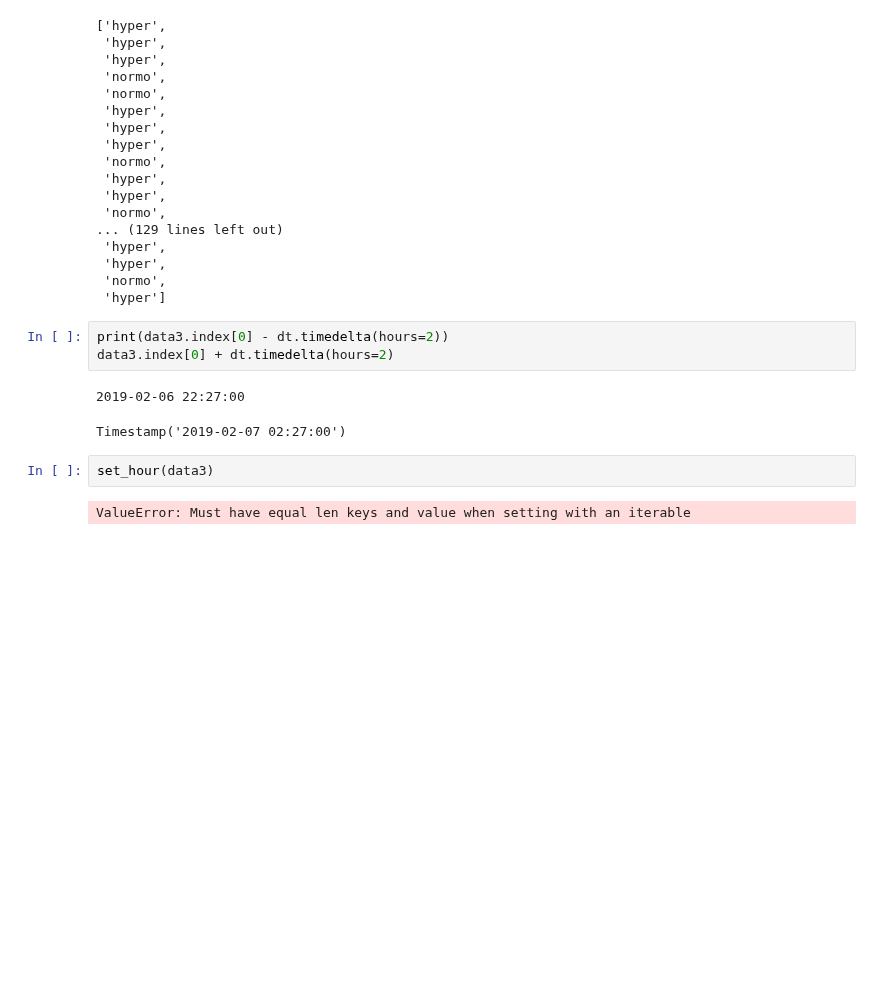
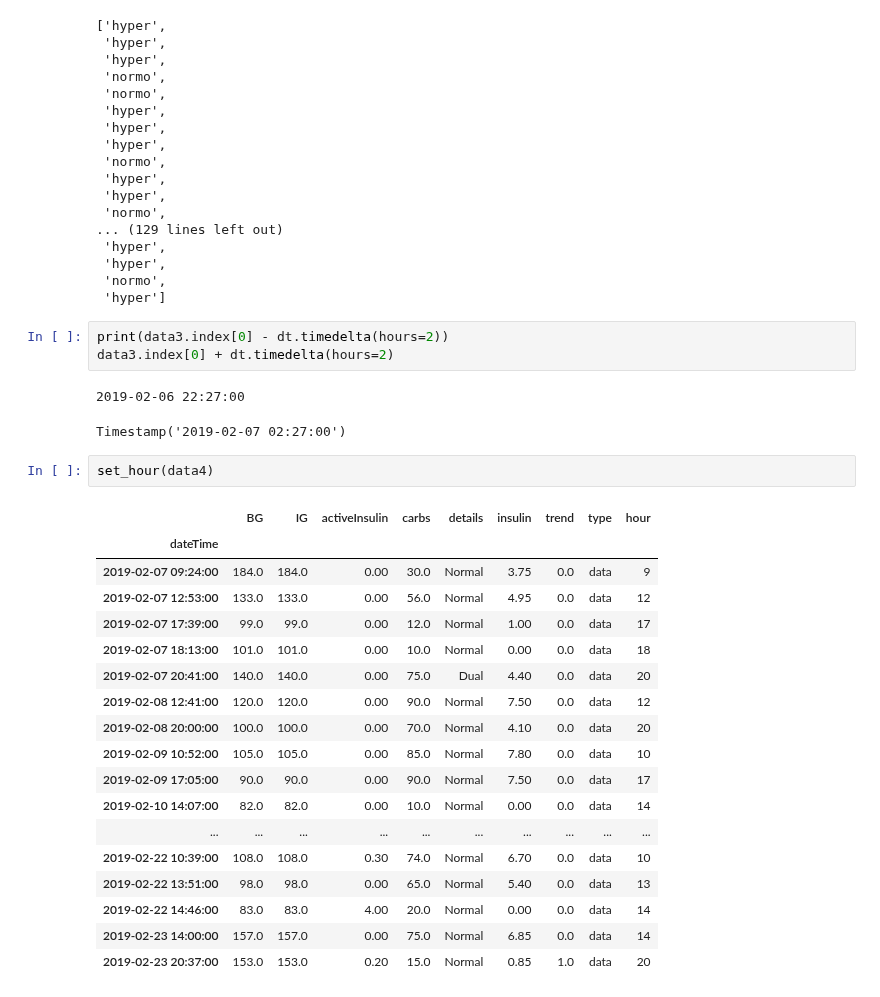
Before and after one commit to gmagannaDevelop/DiabManager, a Jupyter notebook: Parsing.ipynb, the cells around one changed output. Saved outputs shown, nothing was run; the diff lists cells and outputs as text; blank space fills up the shorter version.

```diff
--- a/Parsing.ipynb
+++ b/Parsing.ipynb
@@ -274,6 +294,23 @@ data3.index[0] + dt.timedelta(hours=2)
 2019-02-06 22:27:00
 Timestamp('2019-02-07 02:27:00')
 # %%
-set_hour(data3)
+set_hour(data4)
 # %% [output]
-ValueError: Must have equal len keys and value when setting with an iterable
+|  | BG | IG | activeInsulin | carbs | details | insulin | trend | type | hour |
+| dateTime |  |  |  |  |  |  |  |  |  |
+| 2019-02-07 09:24:00 | 184.0 | 184.0 | 0.00 | 30.0 | Normal | 3.75 | 0.0 | data | 9 |
+| 2019-02-07 12:53:00 | 133.0 | 133.0 | 0.00 | 56.0 | Normal | 4.95 | 0.0 | data | 12 |
+| 2019-02-07 17:39:00 | 99.0 | 99.0 | 0.00 | 12.0 | Normal | 1.00 | 0.0 | data | 17 |
+| 2019-02-07 18:13:00 | 101.0 | 101.0 | 0.00 | 10.0 | Normal | 0.00 | 0.0 | data | 18 |
+| 2019-02-07 20:41:00 | 140.0 | 140.0 | 0.00 | 75.0 | Dual | 4.40 | 0.0 | data | 20 |
+| 2019-02-08 12:41:00 | 120.0 | 120.0 | 0.00 | 90.0 | Normal | 7.50 | 0.0 | data | 12 |
+| 2019-02-08 20:00:00 | 100.0 | 100.0 | 0.00 | 70.0 | Normal | 4.10 | 0.0 | data | 20 |
+| 2019-02-09 10:52:00 | 105.0 | 105.0 | 0.00 | 85.0 | Normal | 7.80 | 0.0 | data | 10 |
+| 2019-02-09 17:05:00 | 90.0 | 90.0 | 0.00 | 90.0 | Normal | 7.50 | 0.0 | data | 17 |
+| 2019-02-10 14:07:00 | 82.0 | 82.0 | 0.00 | 10.0 | Normal | 0.00 | 0.0 | data | 14 |
+| ... | ... | ... | ... | ... | ... | ... | ... | ... | ... |
+| 2019-02-22 10:39:00 | 108.0 | 108.0 | 0.30 | 74.0 | Normal | 6.70 | 0.0 | data | 10 |
+| 2019-02-22 13:51:00 | 98.0 | 98.0 | 0.00 | 65.0 | Normal | 5.40 | 0.0 | data | 13 |
+| 2019-02-22 14:46:00 | 83.0 | 83.0 | 4.00 | 20.0 | Normal | 0.00 | 0.0 | data | 14 |
+| 2019-02-23 14:00:00 | 157.0 | 157.0 | 0.00 | 75.0 | Normal | 6.85 | 0.0 | data | 14 |
+| 2019-02-23 20:37:00 | 153.0 | 153.0 | 0.20 | 15.0 | Normal | 0.85 | 1.0 | data | 20 |
```
Also changed, not shown: parts of 3 cells of this notebook.
